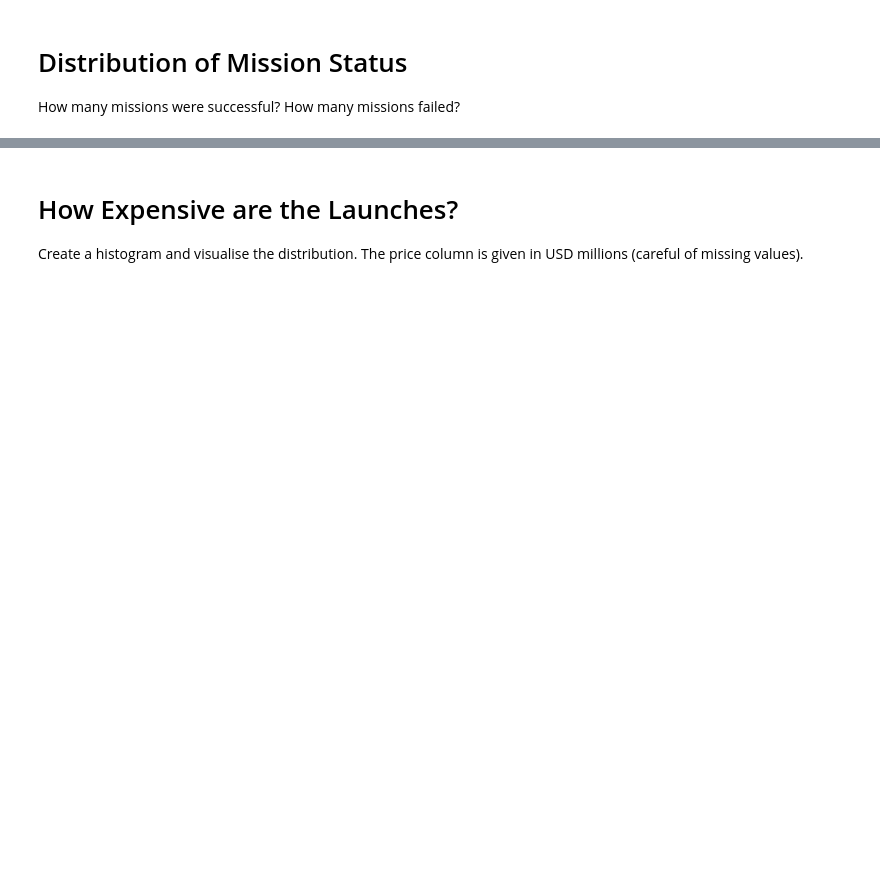
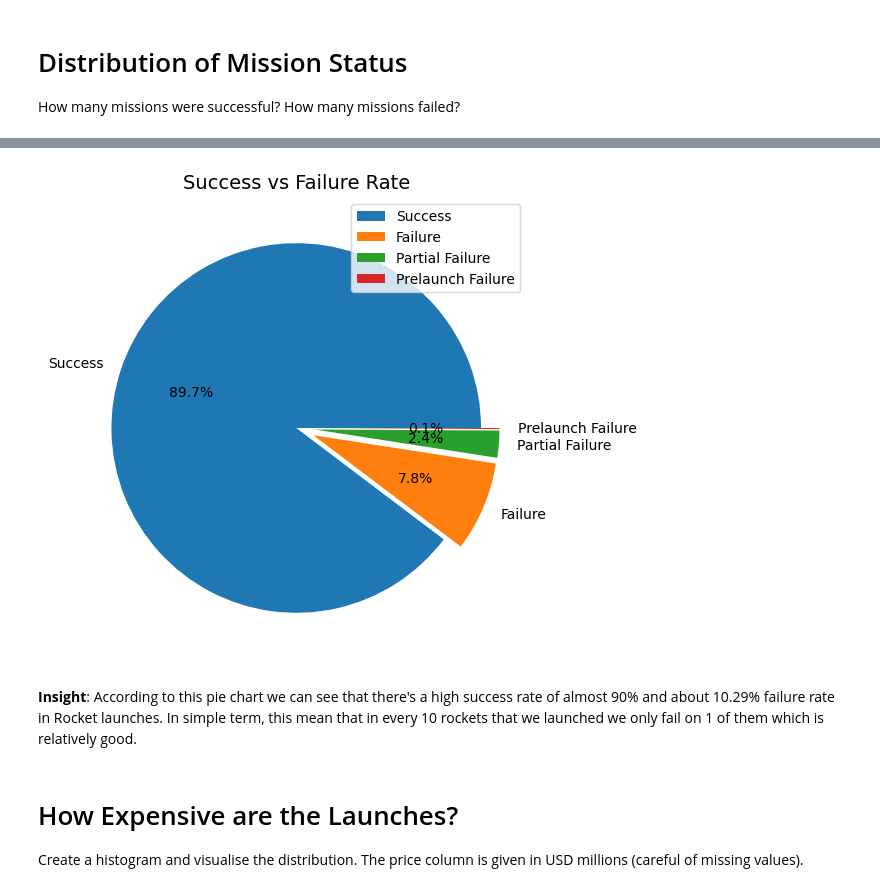
Before and after one commit to Toya-33/Data-Project-Python, a Jupyter notebook: Space Missions/Space_Missions_Analysis_(start).ipynb, the cells around one changed output, grey strips where cells are left out. Drawn from its saved outputs; the diff is of its cells as text; code cells hidden in the pictures; blank space fills up the shorter version.

```diff
--- a/Space Missions/Space_Missions_Analysis_(start).ipynb
+++ b/Space Missions/Space_Missions_Analysis_(start).ipynb
@@ -75,3 +251,22 @@ How many missions failed?
+# %%
+plt.figure(figsize=(8,6), dpi = 100)
+plt.title("Success vs Failure Rate", fontsize = 14)
+explodes = (0, 0.1, 0.1, 0.1)
+plt.pie(
+    mission_status,
+    labels=mission_status.index,
+    autopct='%1.1f%%',
+    explode = explodes
+    )
+plt.legend(
+    mission_status.index,
+    loc = "best"
+)
+plt.show()
+# %% [output]
+[figure, added]
+# %% [markdown]
+**Insight**: According to this pie chart we can see that there's a high success rate of almost 90% and about 10.29% failure rate in Rocket launches. In simple term, this mean that in every 10 rockets that we launched we only fail on 1 of them which is relatively good.
 # %% [markdown]
 # How Expensive are the Launches?
 
```
Also changed, not shown: parts of 48 cells of this notebook.
